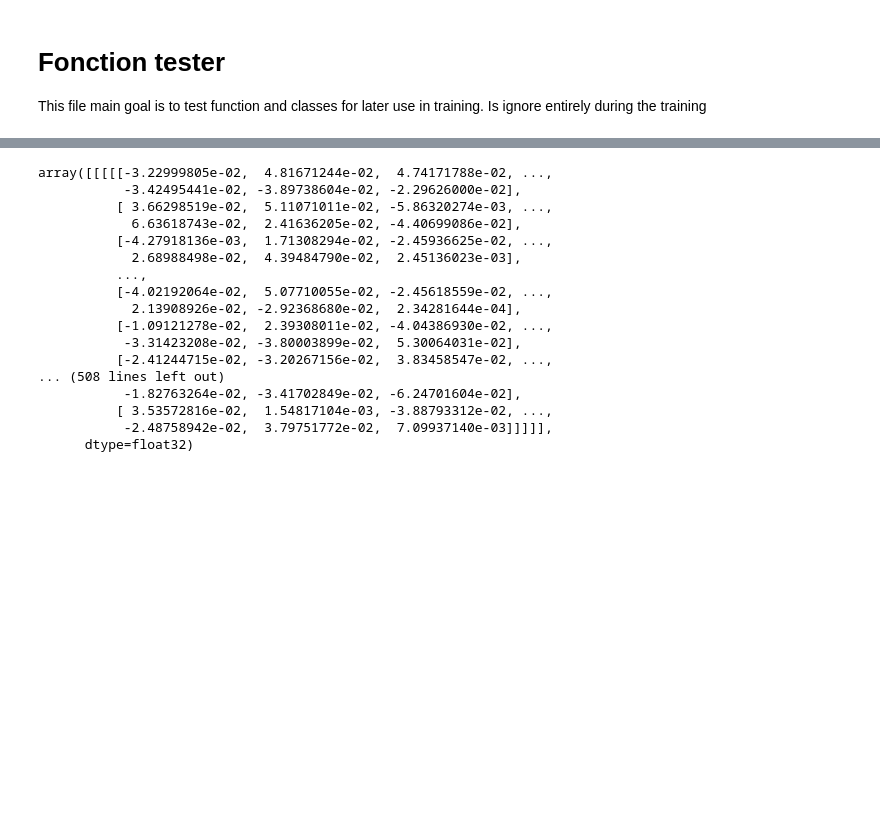
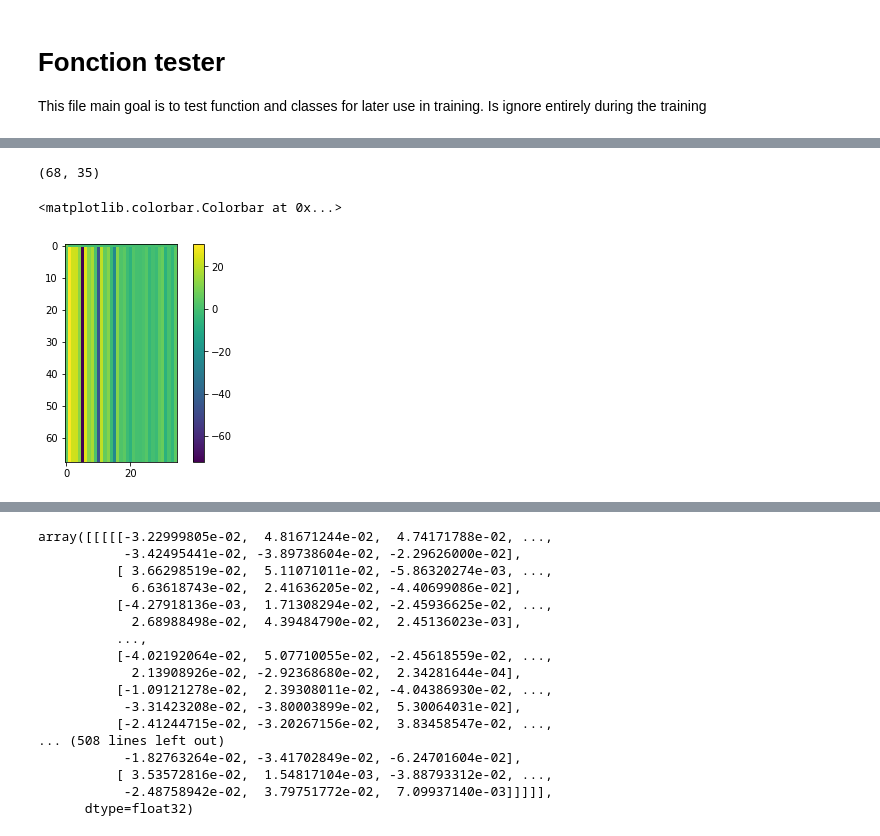
Before and after one commit to VIsh76/FLX_NN_emulation, a Jupyter notebook: fonction_tester.ipynb, the cells around one changed output, grey strips where cells are left out. Saved outputs shown, nothing was run; the diff lists cells and outputs as text; code cells hidden in the pictures; blank space fills up the shorter version.

```diff
--- a/fonction_tester.ipynb
+++ b/fonction_tester.ipynb
@@ -5,0 +136,11 @@ Is ignore entirely during the training
+# %%
+mfcc_feat = mfcc(x[1,:,-1],samplerate=100, winlen=0.05,winstep=0.01, numcep=35,
+                 nfilt=72,nfft=512,lowfreq=0,highfreq=None,preemph=0.97,
+     ceplifter=22,appendEnergy=True)
+print(mfcc_feat.shape)
+plt.imshow(mfcc_feat);
+plt.colorbar()
+# %% [output]
+(68, 35)
+<matplotlib.colorbar.Colorbar at 0x...>
+[figure, added]
```
Also changed, not shown: parts of 19 cells of this notebook, 17 other files.
